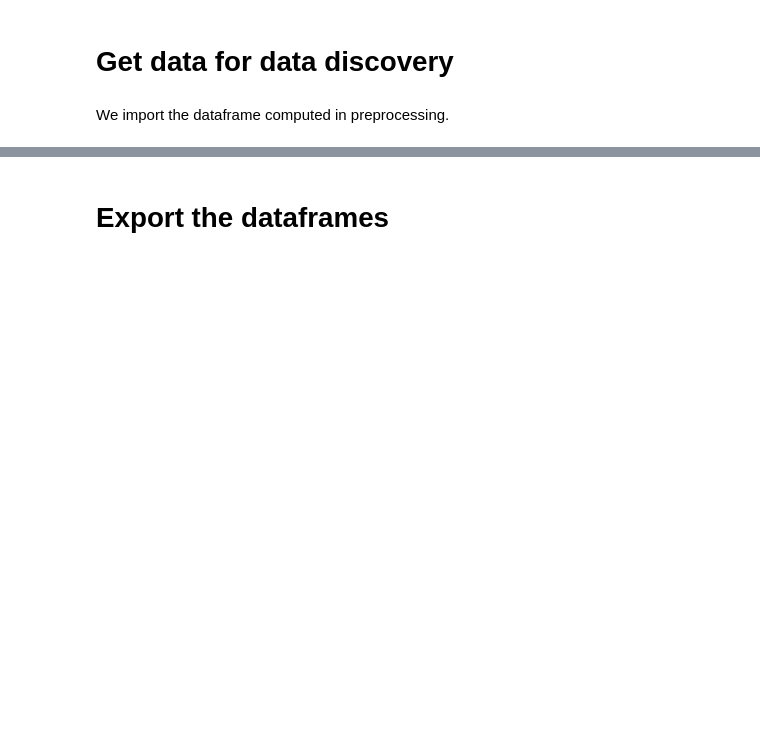
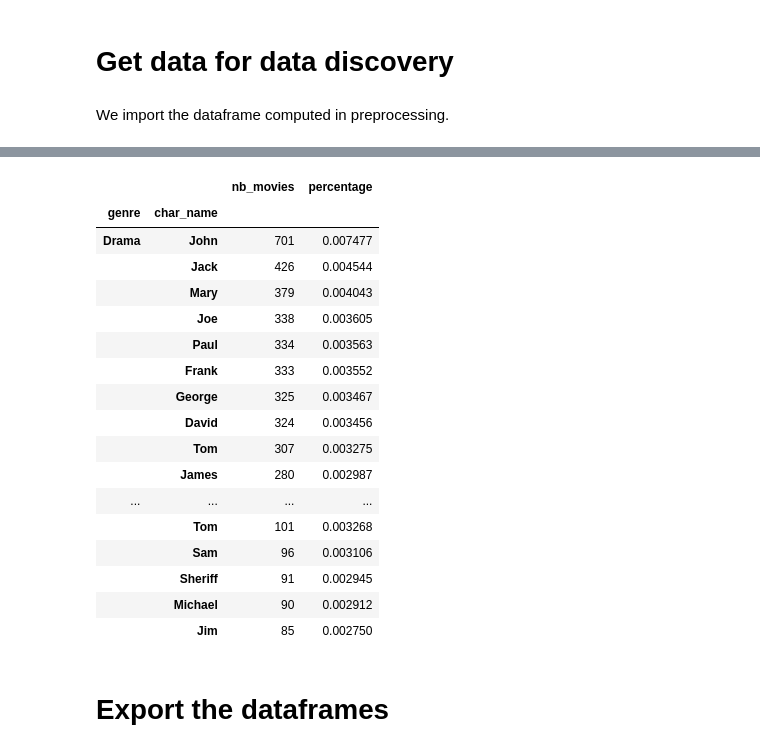
Before and after one commit to epfl-ada/ada-2023-project-abadakor, a Jupyter notebook: data/get_data_for_discovery.ipynb, the cells around one changed output, grey strips where cells are left out. Drawn from its saved outputs; the diff is of its cells as text; code cells hidden in the pictures; blank space fills up the shorter version.

```diff
--- a/data/get_data_for_discovery.ipynb
+++ b/data/get_data_for_discovery.ipynb
@@ -152,0 +225,24 @@ display(top10_name_top5_genre.sample(2))
+# %%
+# drop the total_nb_movies column
+top10_name_top5_genre_with_percent.drop(columns=['total_nb_movies'], inplace=True)
+top10_name_top5_genre_with_percent.set_index(['genre', 'char_name'], inplace=True)
+display(top10_name_top5_genre_with_percent)
+# %% [output]
+|  |  | nb_movies | percentage |
+| genre | char_name |  |  |
+| Drama | John | 701 | 0.007477 |
+|  | Jack | 426 | 0.004544 |
+|  | Mary | 379 | 0.004043 |
+|  | Joe | 338 | 0.003605 |
+|  | Paul | 334 | 0.003563 |
+|  | Frank | 333 | 0.003552 |
+|  | George | 325 | 0.003467 |
+|  | David | 324 | 0.003456 |
+|  | Tom | 307 | 0.003275 |
+|  | James | 280 | 0.002987 |
+| ... | ... | ... | ... |
+|  | Tom | 101 | 0.003268 |
+|  | Sam | 96 | 0.003106 |
+|  | Sheriff | 91 | 0.002945 |
+|  | Michael | 90 | 0.002912 |
+|  | Jim | 85 | 0.002750 |
```
Also changed, not shown: parts of 13 cells of this notebook, 1 other file.
